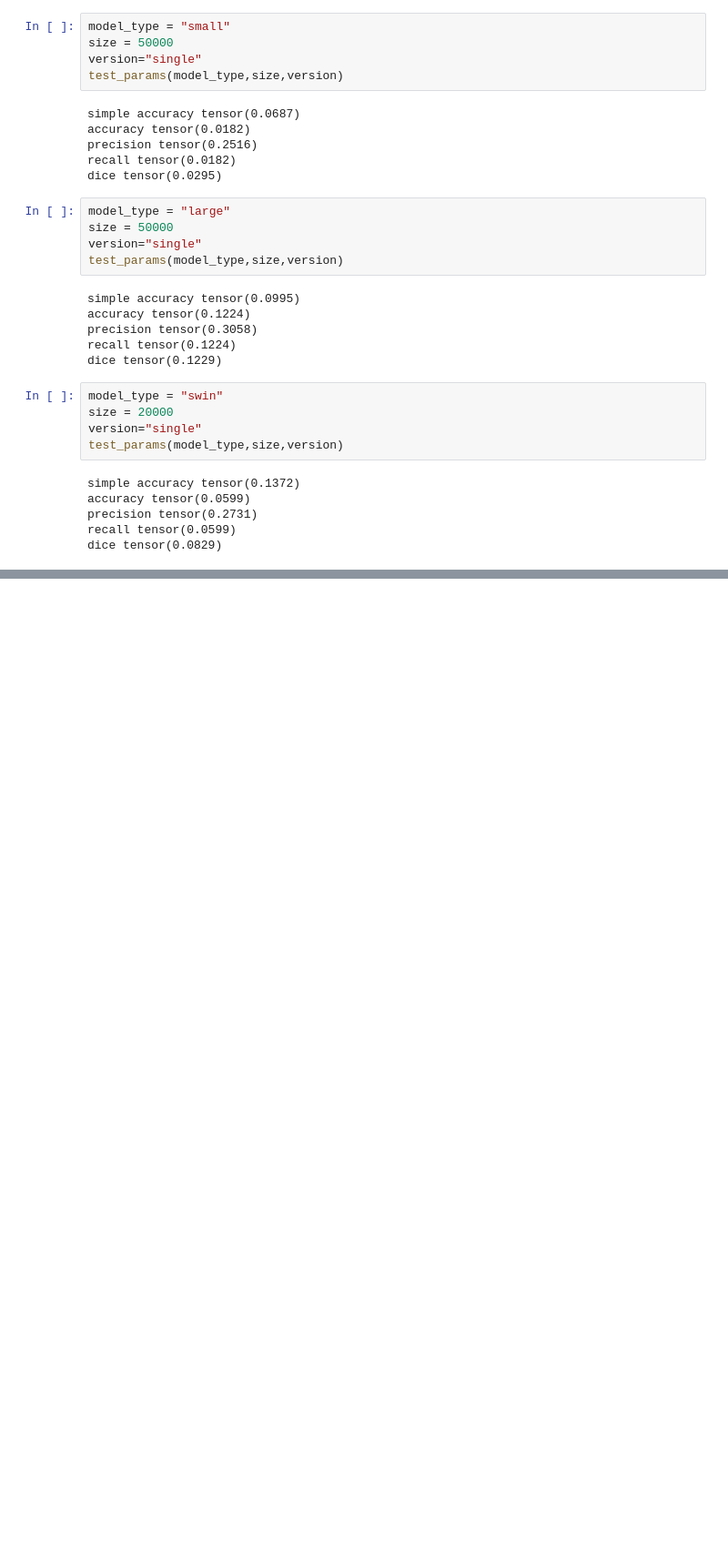
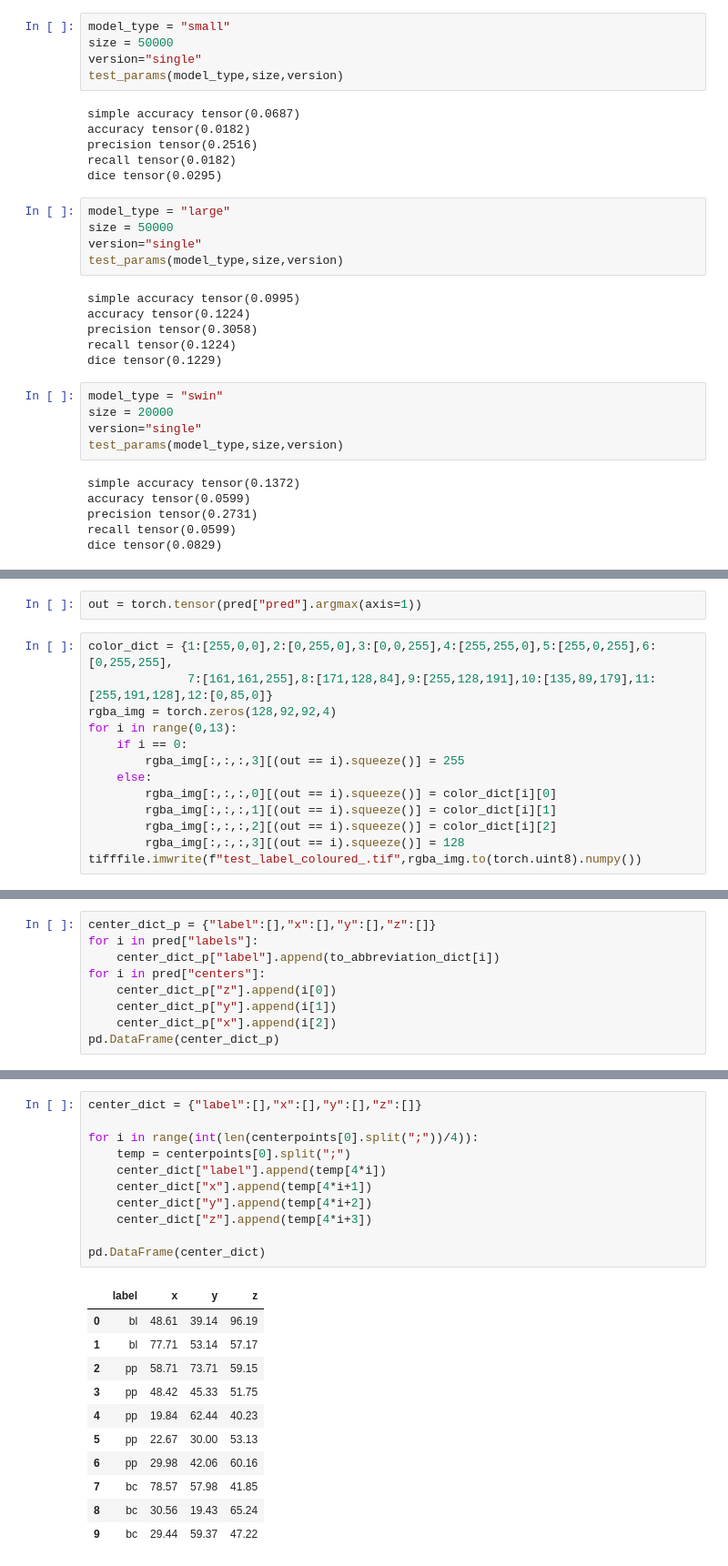
Before and after one commit to RasmusJuul/Synthetic_Context, a Jupyter notebook: Synthetic_Context/notebooks/testing.ipynb, the cells around one changed output, grey strips where cells are left out. Shown at 91% size. Cells and saved outputs as stored; diff of their text form; blank space fills up the shorter version.

```diff
--- a/Synthetic_Context/notebooks/testing.ipynb
+++ b/Synthetic_Context/notebooks/testing.ipynb
@@ -1948,0 +2425,15 @@ dice tensor(0.0829)
+# %%
+out = torch.tensor(pred["pred"].argmax(axis=1))
+# %%
+color_dict = {1:[255,0,0],2:[0,255,0],3:[0,0,255],4:[255,255,0],5:[255,0,255],6:[0,255,255],
+              7:[161,161,255],8:[171,128,84],9:[255,128,191],10:[135,89,179],11:[255,191,128],12:[0,85,0]}
+rgba_img = torch.zeros(128,92,92,4)
+for i in range(0,13):
+    if i == 0:
+        rgba_img[:,:,:,3][(out == i).squeeze()] = 255
+    else:
+        rgba_img[:,:,:,0][(out == i).squeeze()] = color_dict[i][0]
+        rgba_img[:,:,:,1][(out == i).squeeze()] = color_dict[i][1]
+        rgba_img[:,:,:,2][(out == i).squeeze()] = color_dict[i][2]
+        rgba_img[:,:,:,3][(out == i).squeeze()] = 128
+tifffile.imwrite(f"test_label_coloured_.tif",rgba_img.to(torch.uint8).numpy())
@@ -1948,0 +2527,9 @@ dice tensor(0.0829)
+# %%
+center_dict_p = {"label":[],"x":[],"y":[],"z":[]}
+for i in pred["labels"]:
+    center_dict_p["label"].append(to_abbreviation_dict[i])
+for i in pred["centers"]:
+    center_dict_p["z"].append(i[0])
+    center_dict_p["y"].append(i[1])
+    center_dict_p["x"].append(i[2])
+pd.DataFrame(center_dict_p)
@@ -1948,0 +2544,23 @@ dice tensor(0.0829)
+# %%
+center_dict = {"label":[],"x":[],"y":[],"z":[]}
+
+for i in range(int(len(centerpoints[0].split(";"))/4)):
+    temp = centerpoints[0].split(";")
+    center_dict["label"].append(temp[4*i])
+    center_dict["x"].append(temp[4*i+1])
+    center_dict["y"].append(temp[4*i+2])
+    center_dict["z"].append(temp[4*i+3])
+
+pd.DataFrame(center_dict)
+# %% [output]
+|  | label | x | y | z |
+| 0 | bl | 48.61 | 39.14 | 96.19 |
+| 1 | bl | 77.71 | 53.14 | 57.17 |
+| 2 | pp | 58.71 | 73.71 | 59.15 |
+| 3 | pp | 48.42 | 45.33 | 51.75 |
+| 4 | pp | 19.84 | 62.44 | 40.23 |
+| 5 | pp | 22.67 | 30.00 | 53.13 |
+| 6 | pp | 29.98 | 42.06 | 60.16 |
+| 7 | bc | 78.57 | 57.98 | 41.85 |
+| 8 | bc | 30.56 | 19.43 | 65.24 |
+| 9 | bc | 29.44 | 59.37 | 47.22 |
```
Also changed, not shown: parts of 55 cells of this notebook, 15 other files.
